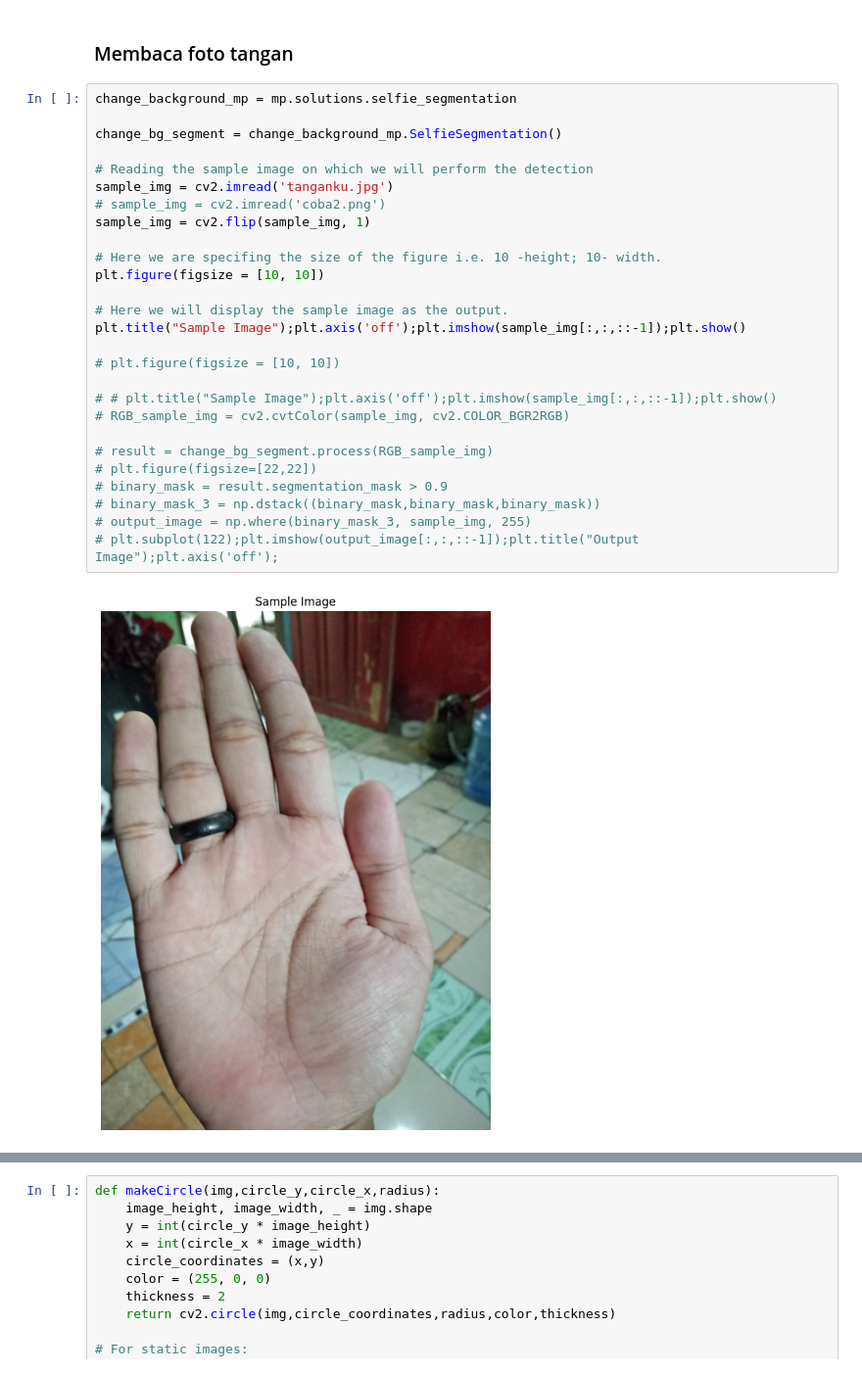
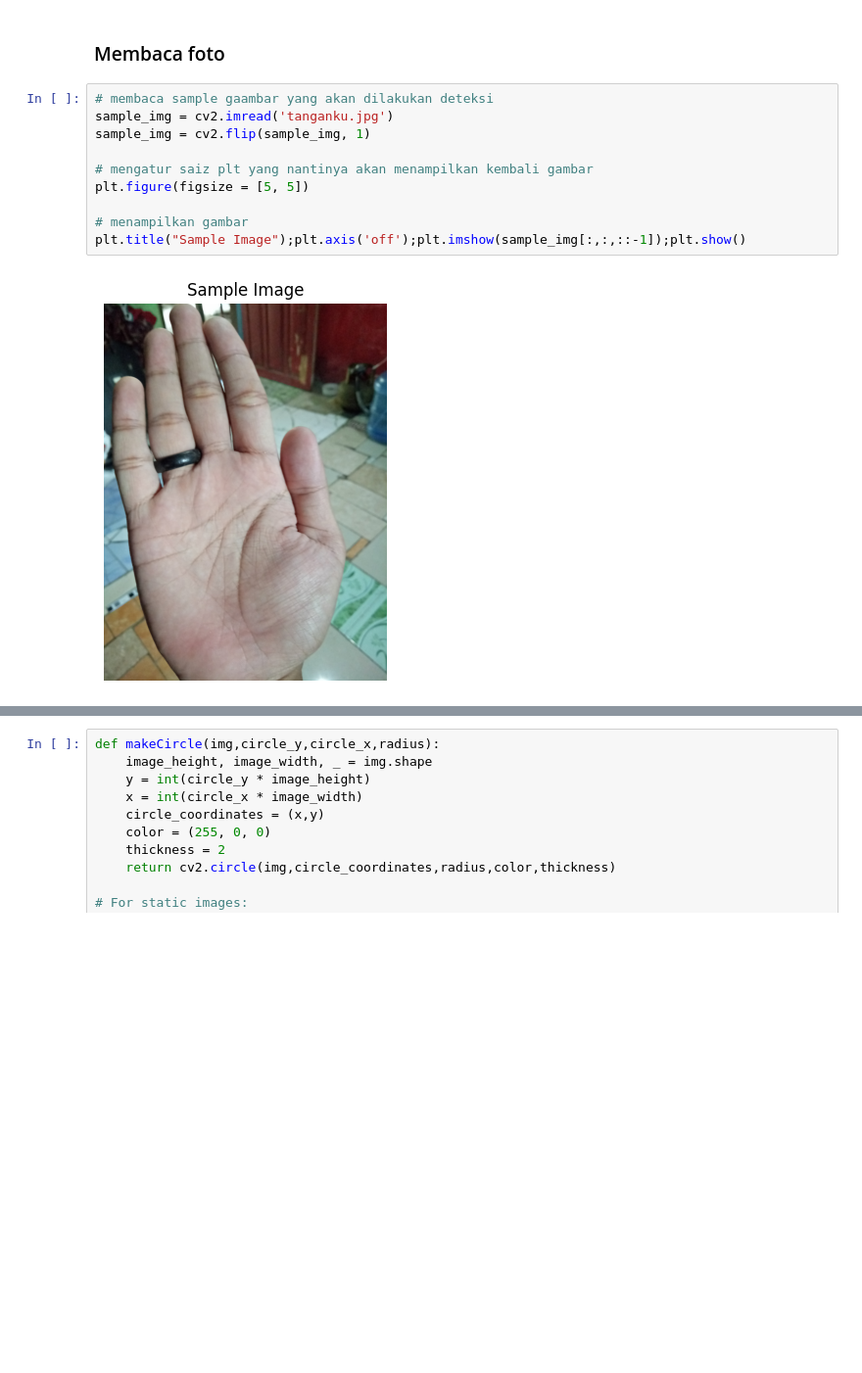
Before and after one commit to kicap1992/ramalan_tapak_tangan_proses, a Jupyter notebook: my_main.ipynb, the cells around one changed output, grey strips where cells are left out. Shown at 98% size. Saved outputs shown, nothing was run; the diff lists cells and outputs as text; blank space fills up the shorter version.

```diff
--- a/my_main.ipynb
+++ b/my_main.ipynb
@@ -22,32 +18,15 @@ hands = mp_hands.Hands(static_image_mode=True, max_num_hands=2, min_detection_co
 mp_drawing = mp.solutions.drawing_utils
 # %% [markdown]
-### Membaca foto tangan
+### Membaca foto
 # %%
-change_background_mp = mp.solutions.selfie_segmentation
-
-change_bg_segment = change_background_mp.SelfieSegmentation()
-
-# Reading the sample image on which we will perform the detection
+# membaca sample gaambar yang akan dilakukan deteksi
 sample_img = cv2.imread('tanganku.jpg')
-# sample_img = cv2.imread('coba2.png')
 sample_img = cv2.flip(sample_img, 1)
 
-# Here we are specifing the size of the figure i.e. 10 -height; 10- width.
-plt.figure(figsize = [10, 10])
+# mengatur saiz plt yang nantinya akan menampilkan kembali gambar
+plt.figure(figsize = [5, 5])
 
-# Here we will display the sample image as the output.
+# menampilkan gambar
 plt.title("Sample Image");plt.axis('off');plt.imshow(sample_img[:,:,::-1]);plt.show()
-
-# plt.figure(figsize = [10, 10])
-
-# # plt.title("Sample Image");plt.axis('off');plt.imshow(sample_img[:,:,::-1]);plt.show()
-# RGB_sample_img = cv2.cvtColor(sample_img, cv2.COLOR_BGR2RGB)
-
-# result = change_bg_segment.process(RGB_sample_img)
-# plt.figure(figsize=[22,22])
-# binary_mask = result.segmentation_mask > 0.9
-# binary_mask_3 = np.dstack((binary_mask,binary_mask,binary_mask))
-# output_image = np.where(binary_mask_3, sample_img, 255)
-# plt.subplot(122);plt.imshow(output_image[:,:,::-1]);plt.title("Output Image");plt.axis('off');
 # %% [output]
-[figure, old version]
+[figure, new version]
```
Also changed, not shown: parts of 10 cells of this notebook, 27 other files.
